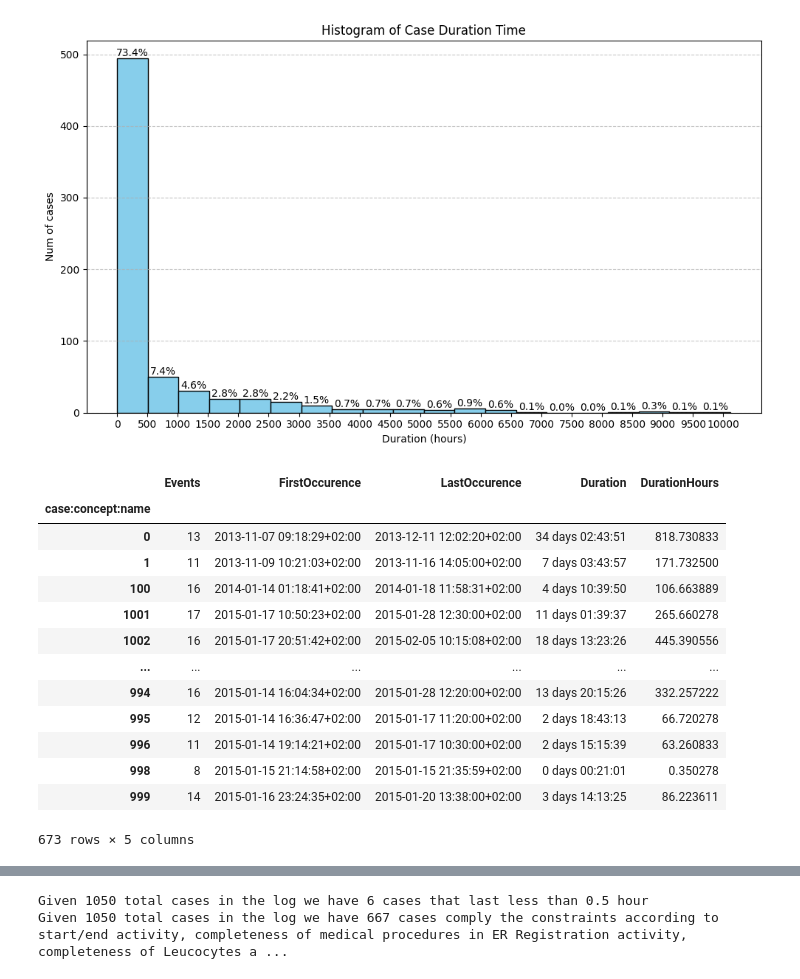
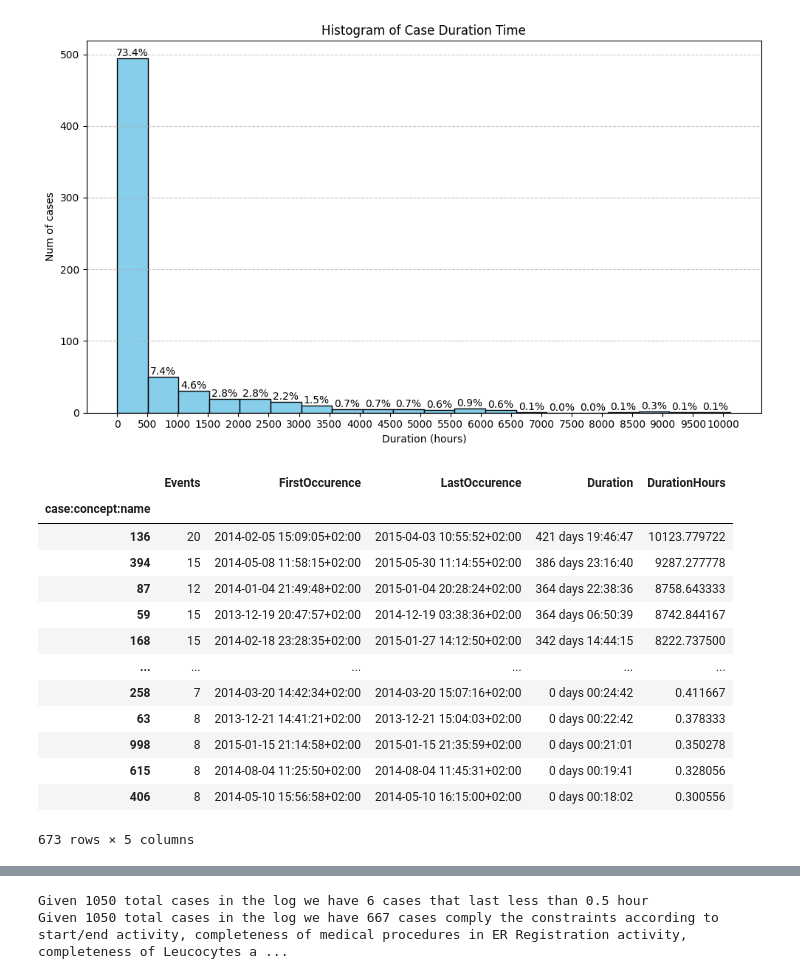
Before and after one commit to LukaszSzarecki/bis-project, a Jupyter notebook: filtering.ipynb, the cells around one changed output, grey strips where cells are left out. Drawn from its saved outputs; the diff is of its cells as text; code cells hidden in the pictures.

```diff
--- a/filtering.ipynb
+++ b/filtering.ipynb
@@ -238,29 +243,31 @@ There is at least one case that lasts lower than 1 hour
 # %%
 ## Alternative way using dataframe to show the case durations
 case_durations_df = filtered_log_df.groupby('case:concept:name').agg(\
 Events=('case:concept:name', 'count'),\
 # Multiple aggregations of the same column using pandas ...
 FirstOccurence=('time:timestamp', lambda x: x.min()),
 LastOccurence=('time:timestamp', lambda x: x.max()),
 Duration=('time:timestamp', lambda x: x.max() - x.min()),
 DurationHours=('time:timestamp', lambda x: ( x.max() - x.min() ).total_seconds() / 3600 ),
 )
+
+case_durations_df = case_durations_df.sort_values(by='DurationHours', ascending=False)
 case_durations_df
 # type(case_durations_df['Duration'].iloc[0])
 # %% [output]
 |  | Events | FirstOccurence | LastOccurence | Duration | DurationHours |
 | case:concept:name |  |  |  |  |  |
-| 0 | 13 | 2013-11-07 09:18:29+02:00 | 2013-12-11 12:02:20+02:00 | 34 days 02:43:51 | 818.730833 |
-| 1 | 11 | 2013-11-09 10:21:03+02:00 | 2013-11-16 14:05:00+02:00 | 7 days 03:43:57 | 171.732500 |
-| 100 | 16 | 2014-01-14 01:18:41+02:00 | 2014-01-18 11:58:31+02:00 | 4 days 10:39:50 | 106.663889 |
-| 1001 | 17 | 2015-01-17 10:50:23+02:00 | 2015-01-28 12:30:00+02:00 | 11 days 01:39:37 | 265.660278 |
-| 1002 | 16 | 2015-01-17 20:51:42+02:00 | 2015-02-05 10:15:08+02:00 | 18 days 13:23:26 | 445.390556 |
+| 136 | 20 | 2014-02-05 15:09:05+02:00 | 2015-04-03 10:55:52+02:00 | 421 days 19:46:47 | 10123.779722 |
+| 394 | 15 | 2014-05-08 11:58:15+02:00 | 2015-05-30 11:14:55+02:00 | 386 days 23:16:40 | 9287.277778 |
+| 87 | 12 | 2014-01-04 21:49:48+02:00 | 2015-01-04 20:28:24+02:00 | 364 days 22:38:36 | 8758.643333 |
+| 59 | 15 | 2013-12-19 20:47:57+02:00 | 2014-12-19 03:38:36+02:00 | 364 days 06:50:39 | 8742.844167 |
+| 168 | 15 | 2014-02-18 23:28:35+02:00 | 2015-01-27 14:12:50+02:00 | 342 days 14:44:15 | 8222.737500 |
 | ... | ... | ... | ... | ... | ... |
-| 994 | 16 | 2015-01-14 16:04:34+02:00 | 2015-01-28 12:20:00+02:00 | 13 days 20:15:26 | 332.257222 |
-| 995 | 12 | 2015-01-14 16:36:47+02:00 | 2015-01-17 11:20:00+02:00 | 2 days 18:43:13 | 66.720278 |
-| 996 | 11 | 2015-01-14 19:14:21+02:00 | 2015-01-17 10:30:00+02:00 | 2 days 15:15:39 | 63.260833 |
+| 258 | 7 | 2014-03-20 14:42:34+02:00 | 2014-03-20 15:07:16+02:00 | 0 days 00:24:42 | 0.411667 |
+| 63 | 8 | 2013-12-21 14:41:21+02:00 | 2013-12-21 15:04:03+02:00 | 0 days 00:22:42 | 0.378333 |
 | 998 | 8 | 2015-01-15 21:14:58+02:00 | 2015-01-15 21:35:59+02:00 | 0 days 00:21:01 | 0.350278 |
-| 999 | 14 | 2015-01-16 23:24:35+02:00 | 2015-01-20 13:38:00+02:00 | 3 days 14:13:25 | 86.223611 |
+| 615 | 8 | 2014-08-04 11:25:50+02:00 | 2014-08-04 11:45:31+02:00 | 0 days 00:19:41 | 0.328056 |
+| 406 | 8 | 2014-05-10 15:56:58+02:00 | 2014-05-10 16:15:00+02:00 | 0 days 00:18:02 | 0.300556 |
 673 rows × 5 columns
 # %%
 # investigate the extreme cases according to duration and number of events
```
Also changed, not shown: parts of 8 cells of this notebook, 14 other files.
